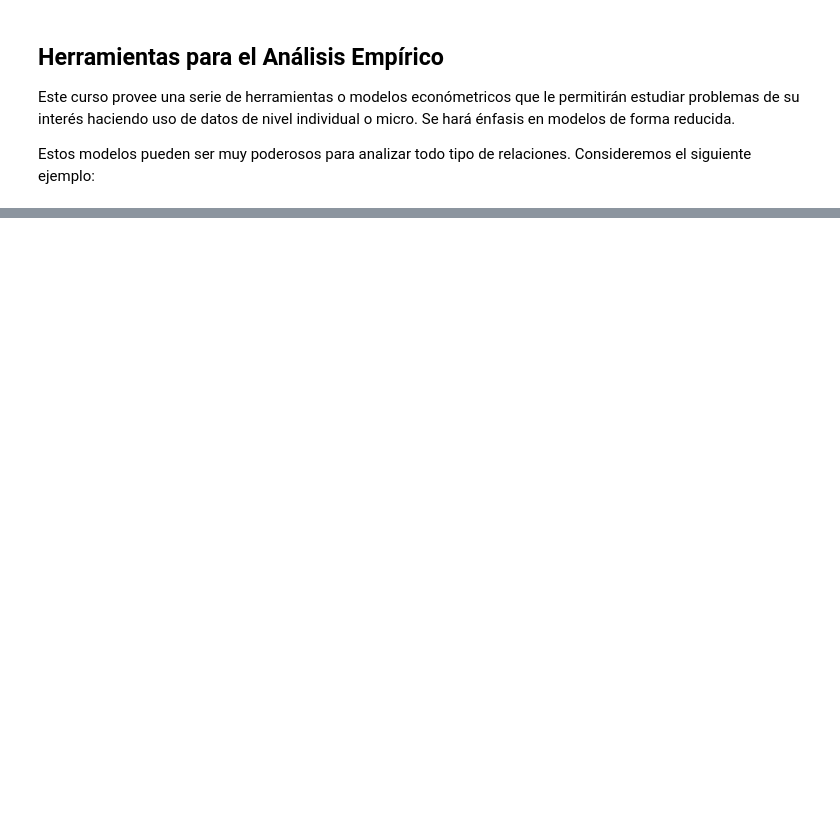
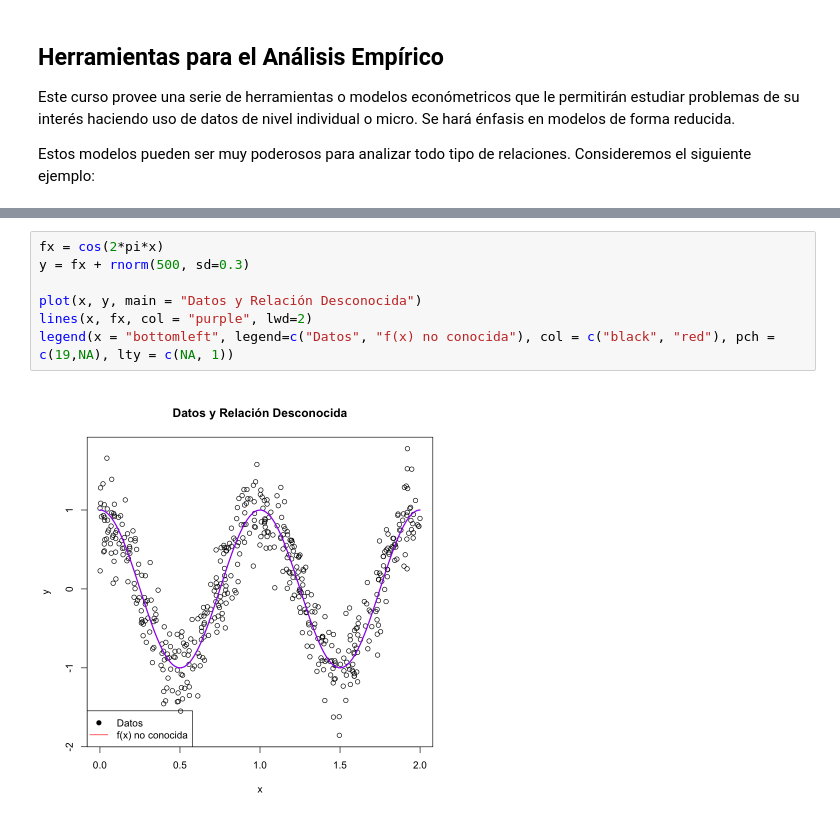
Before and after one commit to smontanoc/microeconometria, a Jupyter notebook: _sources/0_Motivacion.ipynb, the cells around one changed output, grey strips where cells are left out. Saved outputs shown, nothing was run; the diff lists cells and outputs as text; blank space fills up the shorter version.

```diff
--- a/_sources/0_Motivacion.ipynb
+++ b/_sources/0_Motivacion.ipynb
@@ -101,0 +137,9 @@ $residual.scale
+# %%
+fx = cos(2*pi*x)
+y = fx + rnorm(500, sd=0.3)
+
+plot(x, y, main = "Datos y Relación Desconocida")
+lines(x, fx, col = "purple", lwd=2)
+legend(x = "bottomleft", legend=c("Datos", "f(x) no conocida"), col = c("black", "red"), pch = c(19,NA), lty = c(NA, 1))
+# %% [output]
+[figure, added]
```
Also changed, not shown: parts of 15 cells of this notebook, 18 other files.
